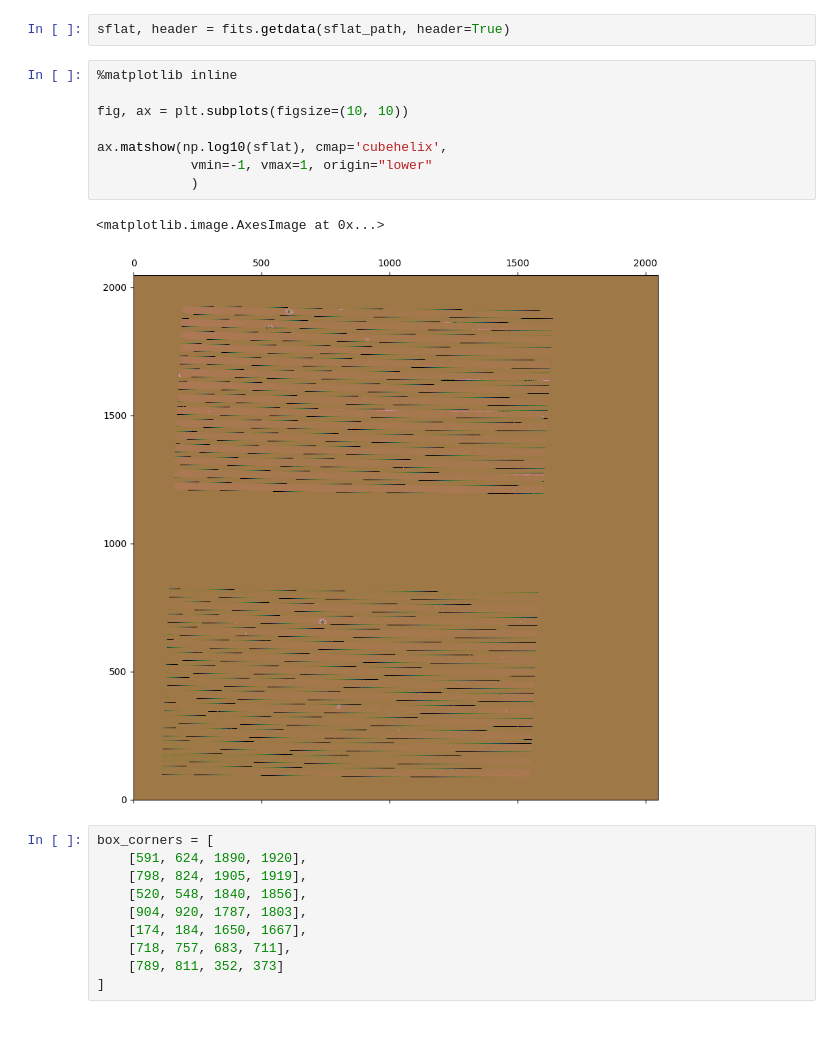
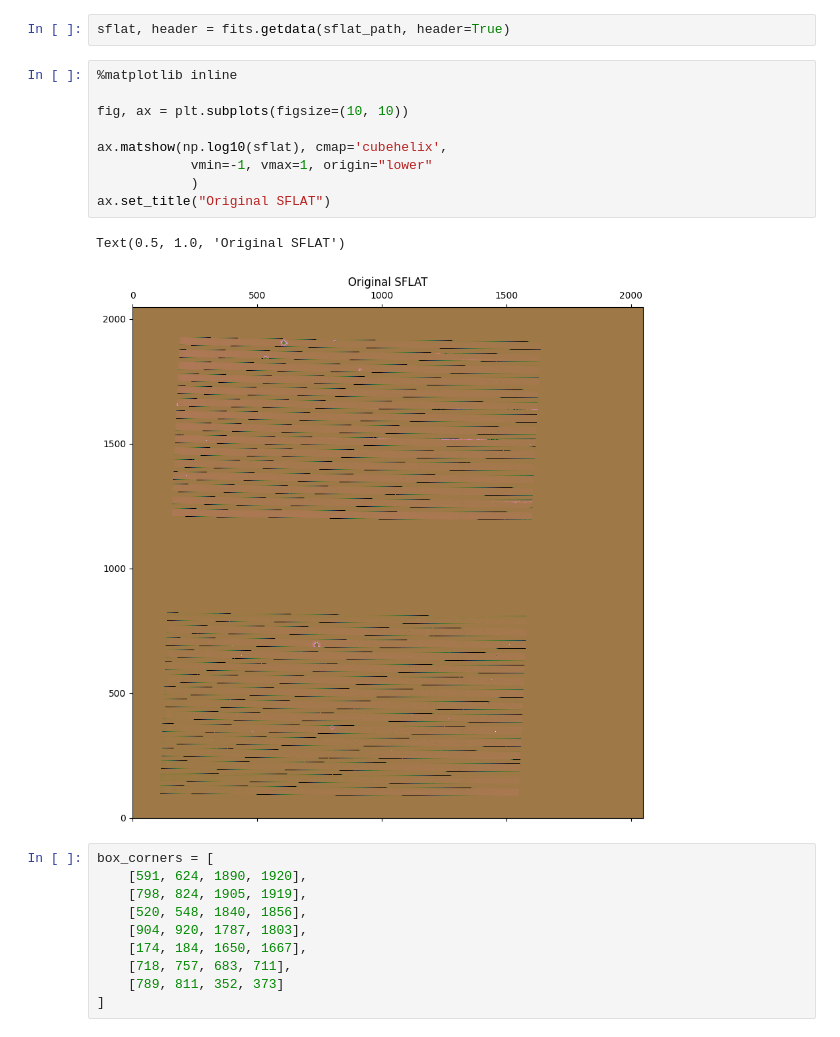
Before and after one commit to ajshajib/RegalJumper, a Jupyter notebook: Clean up SFLAT.ipynb, the cells around one changed output. Drawn from its saved outputs; the diff is of its cells as text.

```diff
--- a/Clean up SFLAT.ipynb
+++ b/Clean up SFLAT.ipynb
@@ -23,14 +23,15 @@ sflat, header = fits.getdata(sflat_path, header=True)
 # %%
 %matplotlib inline
 
 fig, ax = plt.subplots(figsize=(10, 10))
 
 ax.matshow(np.log10(sflat), cmap='cubehelix',
             vmin=-1, vmax=1, origin="lower"
             )
+ax.set_title("Original SFLAT")
 # %% [output]
-<matplotlib.image.AxesImage at 0x...>
+Text(0.5, 1.0, 'Original SFLAT')
-[figure, old version]
+[figure, new version]
 # %%
 box_corners = [
     [591, 624, 1890, 1920],
```
Also changed, not shown: parts of 1 cell of this notebook.
